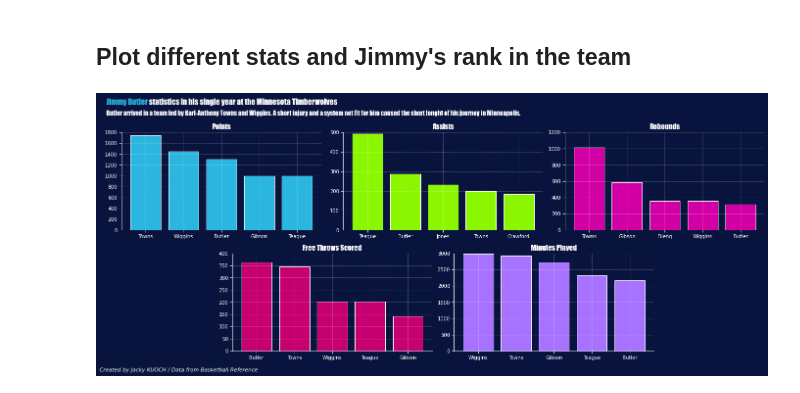
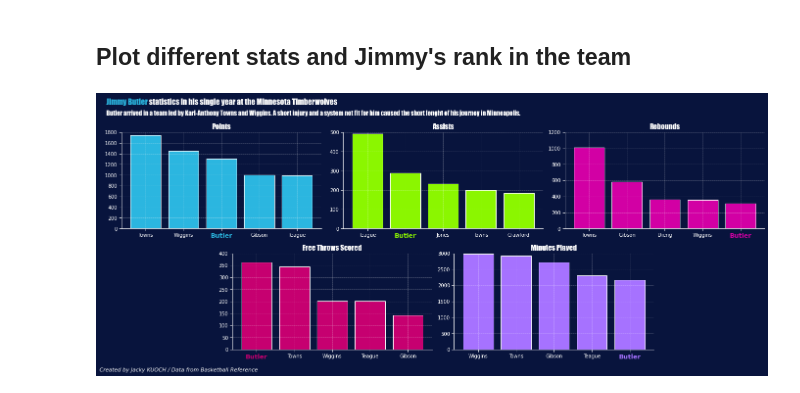
Before and after one commit to JackyKch/JimmyButler, a Jupyter notebook: coding/minnesota_importance.ipynb, the cells around one changed output. Drawn from its saved outputs; the diff is of its cells as text; code cells hidden in the pictures.

Commit message:
Create importance plot for JB in Minnesota

```diff
--- a/coding/minnesota_importance.ipynb
+++ b/coding/minnesota_importance.ipynb
@@ -117,31 +117,55 @@ ax5.spines['left'].set_color("w")
 ## Set ylimits
 ax1.set_ylim(0,1800)
 ax2.set_ylim(0,500)
 ax3.set_ylim(0,1200)
 ax4.set_ylim(0,400)
 ax5.set_ylim(0,3000)
 
 # Title and credits
 fig_text(0.01,1.08, s="<Jimmy Butler> statistics in his single year at the Minnesota Timberwolves\n", highlight_textprops=[{"color": '#2bb6e0'}], fontsize = 16, fontweight = "bold", color = "w", **hfont)
 fig.text(0.01,1.01, "Butler arrived in a team led by Karl-Anthony Towns and Wiggins. A short injury and a system not fit for him caused the short lenght of his journey in Minneapolis.", fontsize = 13, fontweight="light", color = "w", **hfont)
 fig.text(0, -0.025, "Created by Jacky KUOCH / Data from Basketball Reference",fontstyle="italic",fontsize=11, color="w")
 
 # Plot bar charts of stats
 ax1.bar(points['Player'], points['PTS'], zorder=0, color="#2bb6e0",edgecolor = 'w')
 ax2.bar(assists['Player'], assists['AST'], zorder=0, color="#8BF600",edgecolor = 'w')
 ax3.bar(rebounds['Player'], rebounds['TRB'], zorder=0, color="#D200A4",edgecolor = 'w')
 ax4.bar(freethrows['Player'], freethrows['FT'],zorder=0, color="#C60070",edgecolor = 'w')
 ax5.bar(minutes['Player'], minutes['MP'],zorder=0, color="#A672FF",edgecolor = 'w')
 
 # Axes Label
 ## First plot
 ax1.set_title("Points", color="w", fontsize=15 , **hfont)
 ax2.set_title("Assists", color="w", fontsize=15 , **hfont)
 ax3.set_title("Rebounds", color="w", fontsize=15 , **hfont)
 ax4.set_title("Free Throws Scored", color="w", fontsize=15 , **hfont)
 ax5.set_title("Minutes Played", color="w", fontsize=15 , **hfont)
 
+#Highlight Jimmy's xticks for first plot
+ax1.get_xticklabels()[2].set_color("#2bb6e0")
+ax1.get_xticklabels()[2].set_fontsize(13)
+ax1.get_xticklabels()[2].set_weight("heavy")
+
+#Highlight Jimmy's xticks for second plot
+ax2.get_xticklabels()[1].set_color("#8BF600")
+ax2.get_xticklabels()[1].set_fontsize(13)
+ax2.get_xticklabels()[1].set_weight("heavy")
+
+#Highlight Jimmy's xticks for third plot
+ax3.get_xticklabels()[4].set_color("#D200A4")
+ax3.get_xticklabels()[4].set_fontsize(13)
+ax3.get_xticklabels()[4].set_weight("heavy")
+
+#Highlight Jimmy's xticks for fourth plot
+ax4.get_xticklabels()[0].set_color("#C60070")
+ax4.get_xticklabels()[0].set_fontsize(13)
+ax4.get_xticklabels()[0].set_weight("heavy")
+
+#Highlight Jimmy's xticks for fith plot
+ax5.get_xticklabels()[4].set_color("#A672FF")
+ax5.get_xticklabels()[4].set_fontsize(13)
+ax5.get_xticklabels()[4].set_weight("heavy")
 
 fig.tight_layout()
 # %% [output]
-[figure, old version]
+[figure, new version]
```
